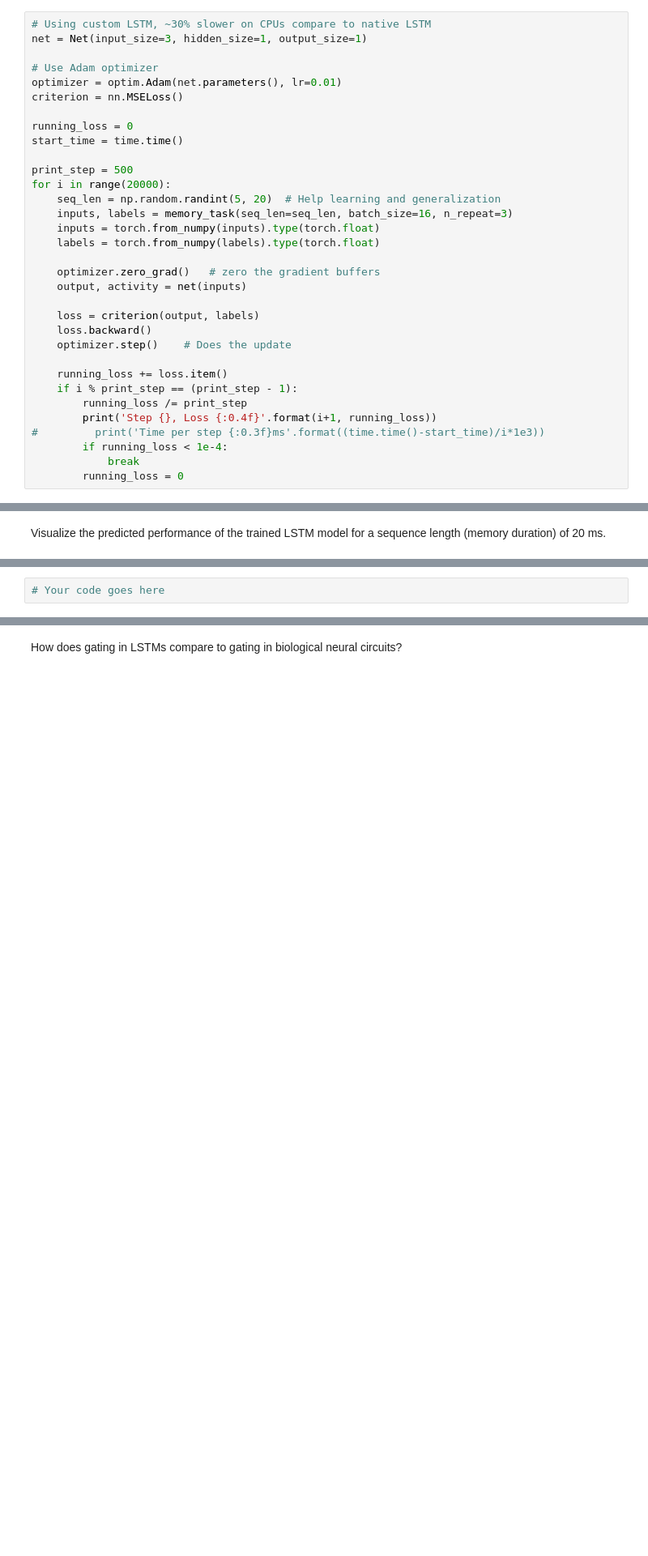
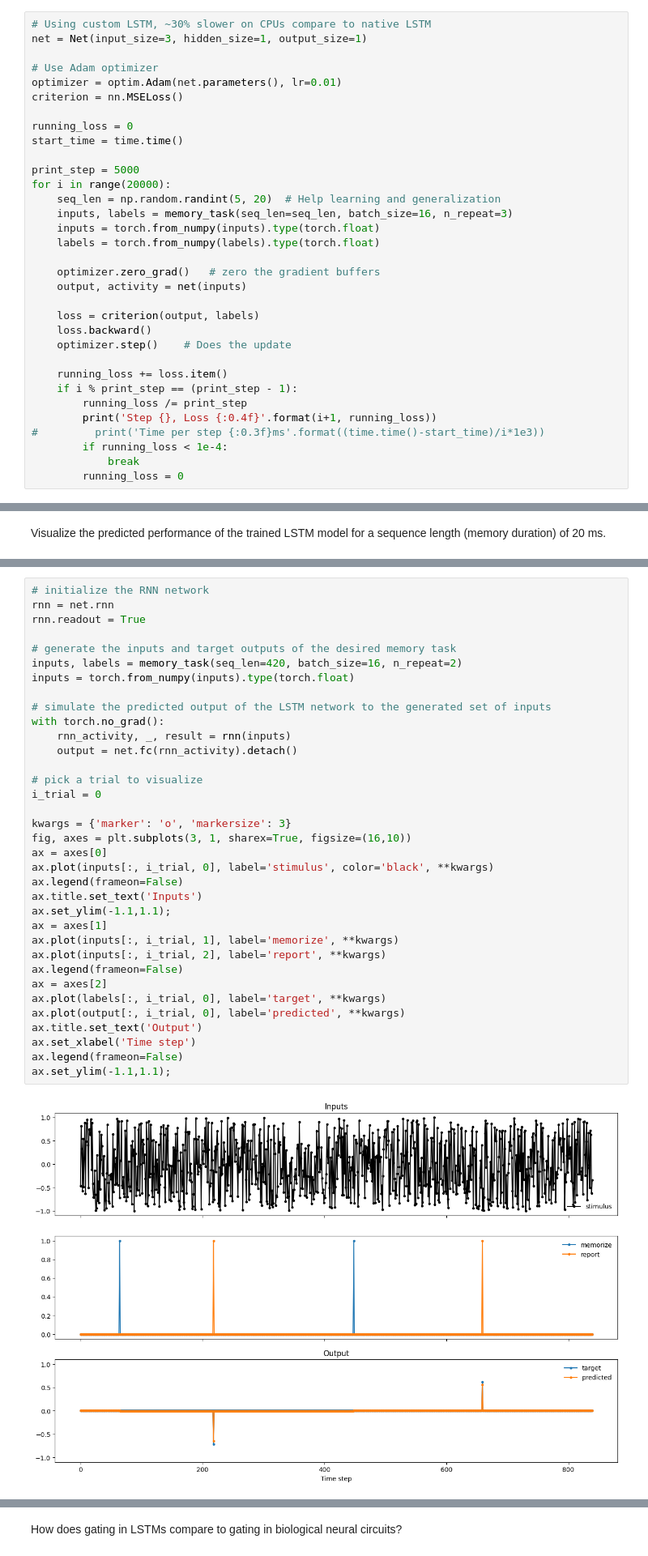
Before and after one commit to RobbeDeMuynck/CN_practicals, a Jupyter notebook: Module 4/Ex2_NeuralNetwork/Module4_NN_Group7.ipynb, the cells around one changed output, grey strips where cells are left out. Shown at 81% size. Saved outputs shown, nothing was run; the diff lists cells and outputs as text; blank space fills up the shorter version.

```diff
--- a/Module 4/Ex2_NeuralNetwork/Module4_NN_Group7.ipynb
+++ b/Module 4/Ex2_NeuralNetwork/Module4_NN_Group7.ipynb
@@ -563,7 +599,7 @@ criterion = nn.MSELoss()
 running_loss = 0
 start_time = time.time()
 
-print_step = 500
+print_step = 5000
 for i in range(20000):
     seq_len = np.random.randint(5, 20)  # Help learning and generalization
     inputs, labels = memory_task(seq_len=seq_len, batch_size=16, n_repeat=3)
@@ -647,7 +670,42 @@ Depending on how successful the training was, you will see that the LSTM can per
 
 You can now use the trained LSTM to simulate the outcomes of the task for longer sequence durations. After which point approximately do you see that the network loses accuracy, failing to report the correct numbers? What would you change in the training datasets or the architecture to improve the model so that it performs better for longer memory durations in this task?
 # %%
-# Your code goes here
+# initialize the RNN network
+rnn = net.rnn
+rnn.readout = True
+
+# generate the inputs and target outputs of the desired memory task
+inputs, labels = memory_task(seq_len=420, batch_size=16, n_repeat=2)
+inputs = torch.from_numpy(inputs).type(torch.float)
+
+# simulate the predicted output of the LSTM network to the generated set of inputs
+with torch.no_grad():
+    rnn_activity, _, result = rnn(inputs)
+    output = net.fc(rnn_activity).detach()
+
+# pick a trial to visualize
+i_trial = 0
+
+kwargs = {'marker': 'o', 'markersize': 3}
+fig, axes = plt.subplots(3, 1, sharex=True, figsize=(16,10))
+ax = axes[0]
+ax.plot(inputs[:, i_trial, 0], label='stimulus', color='black', **kwargs)
+ax.legend(frameon=False)
+ax.title.set_text('Inputs')
+ax.set_ylim(-1.1,1.1);
+ax = axes[1]
+ax.plot(inputs[:, i_trial, 1], label='memorize', **kwargs)
+ax.plot(inputs[:, i_trial, 2], label='report', **kwargs)
+ax.legend(frameon=False)
+ax = axes[2]
+ax.plot(labels[:, i_trial, 0], label='target', **kwargs)
+ax.plot(output[:, i_trial, 0], label='predicted', **kwargs)
+ax.title.set_text('Output')
+ax.set_xlabel('Time step')
+ax.legend(frameon=False)
+ax.set_ylim(-1.1,1.1);
+# %% [output]
+[figure, added]
 # %% [markdown]
 <div class="alert alert-success">
 <span style="color:black">
```
Also changed, not shown: parts of 11 cells of this notebook.
